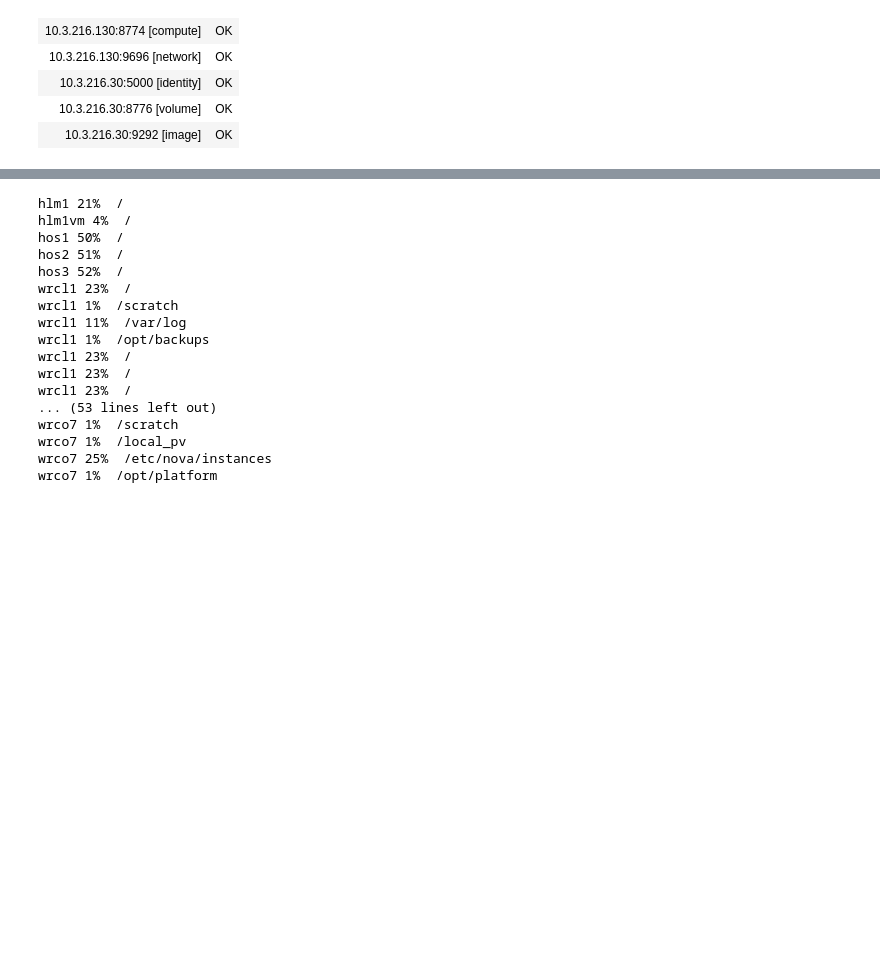
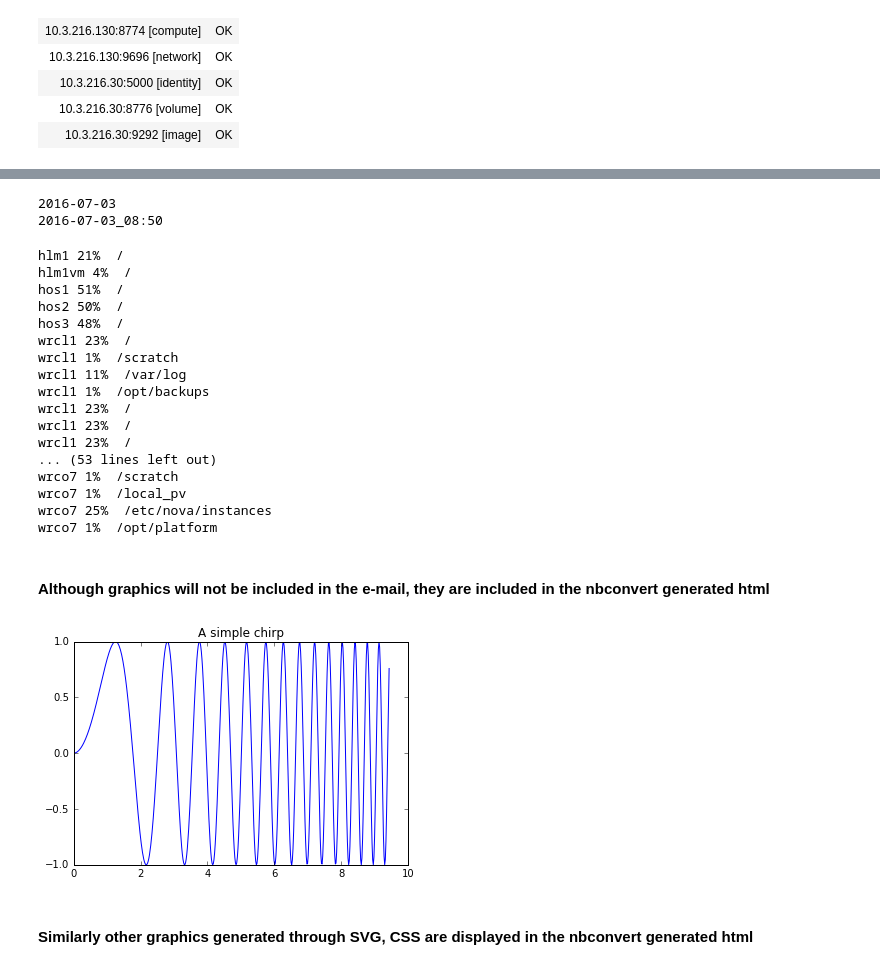
Before and after one commit to mjbright/jupyter-for-everything-else, a Jupyter notebook: OpenStack_Monitoring_Py3.ipynb, the cells around one changed output, grey strips where cells are left out. Saved outputs shown, nothing was run; the diff lists cells and outputs as text; code cells hidden in the pictures; blank space fills up the shorter version.

```diff
--- a/OpenStack_Monitoring_Py3.ipynb
+++ b/OpenStack_Monitoring_Py3.ipynb
@@ -149,40 +133,36 @@ wrco7:11 days, 16:27
+# %%
+! [ ! -d history ] && mkdir history
+
+import datetime
+import time
+
+#d = datetime.date.today().strftime("%B %d, %Y")
+#dt = datetime.datetime.now().strftime("%I:%M%p on %B %d, %Y")
+d = datetime.date.today().strftime("%Y-%m-%d")
+dt = datetime.datetime.now().strftime("%Y-%m-%d_%H:%M")
+print(d)
+print(dt)
+# %% [output]
+2016-07-03
+2016-07-03_08:50
 # %%
-
-! [ ! -d history ] && mkdir history
-
-df_hosts = sorted(inventory['df_check'])
-
-import datetime
-import time
-
-d = datetime.date.today().strftime("%B %d, %Y")
-dt = datetime.datetime.now().strftime("%I:%M%p on %B %d, %Y")
-
-for host in df_hosts:
+for host in sorted(inventory['df_check']):
     ip = inventory['hosts'][host]['ansible_host']
     user = inventory['hosts'][host]['ansible_user']
     pkey = inventory['hosts'][host]['ssh_key']
     df_check = inventory['hosts'][host]['df_check']
 
-    #print(df_check)
-
-    ssh = paramiko.SSHClient()
-    ssh.set_missing_host_key_policy(paramiko.AutoAddPolicy())
-    ssh.connect(ip, username=user, key_filename=pkey, look_for_keys=False)
-    #stdin, stdout, stderr = ssh.exec_command("df -n+2 " + df_check.replace(",", " "))
-
+    # write to history subdir (~/notebooks/cron for cron jobs)
     history_file='history/df_history_' + platform + '_' + host + '.txt'
     history_fd = open(history_file, 'a')
 
     full_df_cmd="df 2>&1"
-    stdin, stdout, stderr = ssh.exec_command(full_df_cmd)
-    #time.sleep(1)
-    df_op = stdout.read().decode('utf8')
-    history_fd.write(dt + '\n' + df_op)
+    df_op, stderr = ssh_command(ip, user, pkey, full_df_cmd)
+    history_fd.write('DATE:' + dt + '\n' + df_op)
 
     df_cmd="df " + df_check.replace(",", " ") + "| grep -v ^Filesystem"
-    stdin, stdout, stderr = ssh.exec_command(df_cmd)
-    df_op = stdout.read().decode('utf8')
+    df_op, stderr = ssh_command(ip, user, pkey, df_cmd)
+    #df_op = stdout.decode('utf8')
     #print("HOST[" + host + "]<" + df_check + ">{" + df_cmd +"}:" + df_op)
 
     df_lines=df_op.split("\n")
@@ -196,9 +176,9 @@ for host in df_hosts:
 # %% [output]
 hlm1 21%  /
 hlm1vm 4%  /
-hos1 50%  /
-hos2 51%  /
-hos3 52%  /
+hos1 51%  /
+hos2 50%  /
+hos3 48%  /
 wrcl1 23%  /
 wrcl1 1%  /scratch
 wrcl1 11%  /var/log
@@ -224,3 +204,17 @@ wrco7 1%  /opt/platform
 
 #from openstackclient.common import clientmanager
 #from openstackclient.common import utils
+# %% [markdown]
+#### Although graphics will not be included in the e-mail, they are included in the nbconvert generated html
+# %%
+%matplotlib inline
+
+import matplotlib
+import numpy as np
+import matplotlib.pyplot as plt
+
+x = np.linspace(0, 3*np.pi, 500)
+plt.plot(x, np.sin(x**2))
+plt.title('A simple chirp');
+# %% [output]
+[figure, added]
@@ -226,0 +225,2 @@ wrco7 1%  /opt/platform
+# %% [markdown]
+#### Similarly other graphics generated through SVG, CSS are displayed in the nbconvert generated html
```
Also changed, not shown: parts of 8 cells of this notebook.
